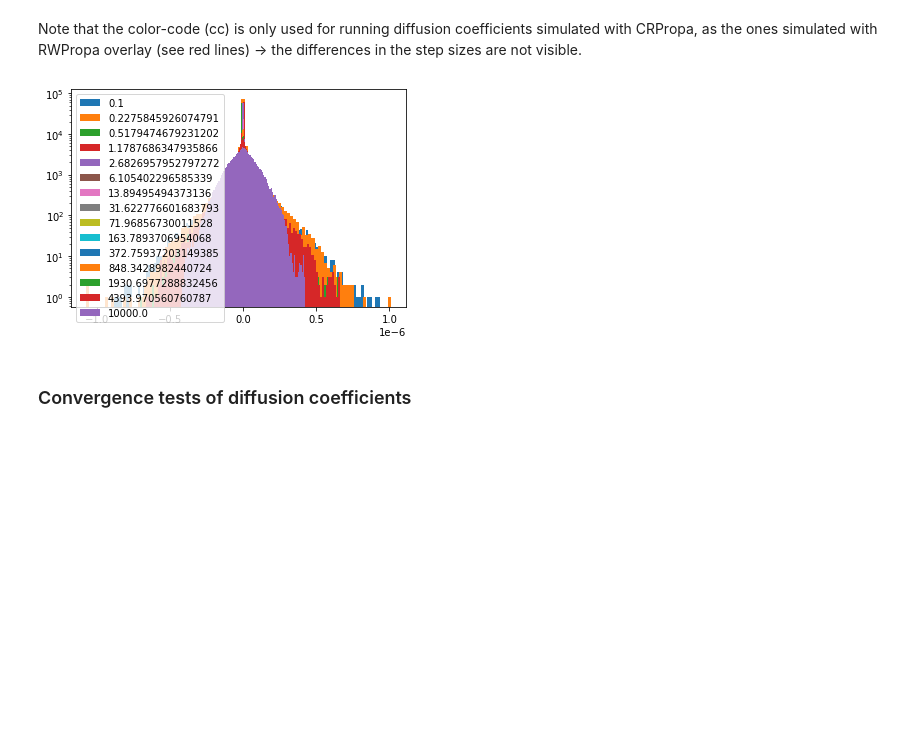
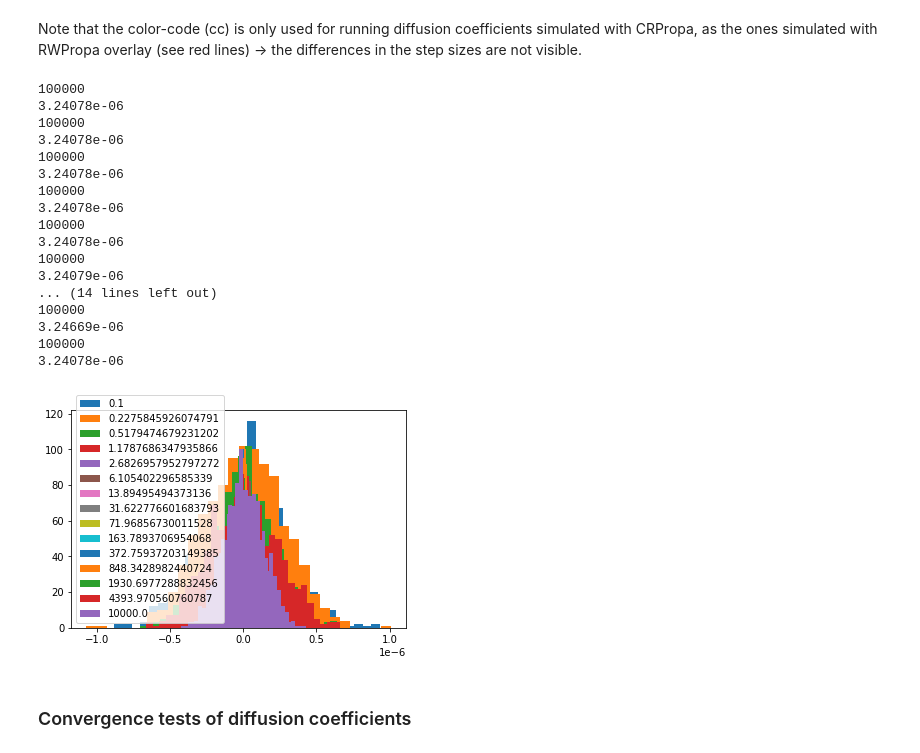
Before and after one commit to reichherzerp/PropPy, a Jupyter notebook: comparison/Comparison in compact astrophysical sources.ipynb, the cells around one changed output. Saved outputs shown, nothing was run; the diff lists cells and outputs as text; code cells hidden in the pictures; blank space fills up the shorter version.

```diff
--- a/comparison/Comparison in compact astrophysical sources.ipynb
+++ b/comparison/Comparison in compact astrophysical sources.ipynb
@@ -156,18 +150,39 @@ Note that the color-code (cc) is only used for running diffusion coefficients si
 # %%
 for i, step_size in enumerate(step_sizes):
     try:
         dataI = pd.read_csv(path_data_raw+'/crpropa_BP_stepsize_'+str(step_size/10**11)+'.txt', names=['D', 'SN', 'ID', 'E', 'X', 'Y', 'Z', 'Px', 'Py', 'Pz', 'SN0', 'SN1'], delimiter='\t', comment='#', usecols=["D", "X", "Y", "Z", "SN"])
-
+        dataI = dataI.sort_values('D')
+        max_l = max(dataI['D'].values.tolist())
+        print(len(dataI['D'].values.tolist()))
+        print(max_l)
+        dataI = dataI[dataI['D'] == max_l]
         ### Convert data from Mpc to meters
-        plt.hist(dataI.Z, bins=100, label=str(step_size/10**11))
+        plt.hist(dataI.Z, bins=30, label=str(step_size/10**11))
     except:
         pass
 
-plt.yscale('log')
+#plt.yscale('log')
 plt.legend()
 plt.show()
 # %% [output]
+100000
+3.24078e-06
+100000
+3.24078e-06
+100000
+3.24078e-06
+100000
+3.24078e-06
+100000
+3.24078e-06
+100000
+3.24079e-06
+... (14 lines left out)
+100000
+3.24669e-06
+100000
+3.24078e-06
-[figure, old version]
+[figure, new version]
 # %% [markdown]
 ### Convergence tests of diffusion coefficients
 # %%
```
Also changed, not shown: parts of 5 cells of this notebook.
